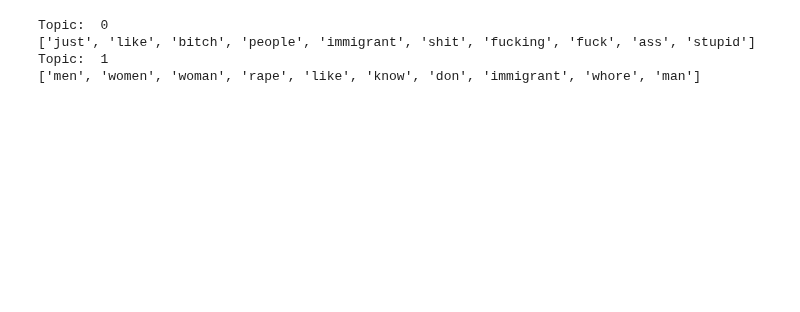
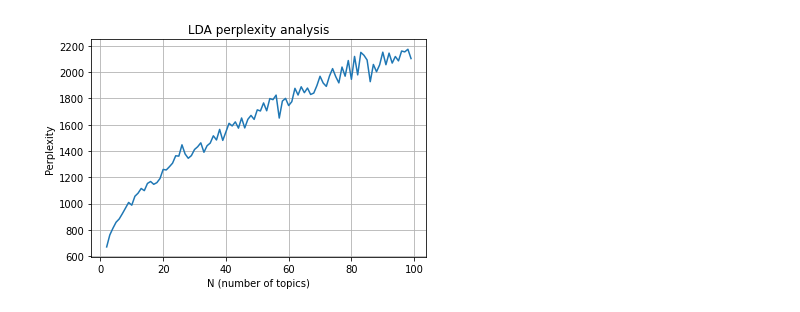
Before and after one commit to delftcrowd/smart_rejector_for_hate_speech, a Jupyter notebook: code/costs/clustering.ipynb, the cells around one changed output. Cells and saved outputs as stored; diff of their text form; code cells hidden in the pictures; blank space fills up the shorter version.

```diff
--- a/code/costs/clustering.ipynb
+++ b/code/costs/clustering.ipynb
@@ -74,10 +83,9 @@ Cluster 0: most representative sample indices: [429 974 868 746 146]
 # %%
 lda = LDA()
 X = lda.fit_tf(X=cleaned_data)
-X = lda.fit_lda(X=X, n_components=2)
-lda.print_top_terms()
+pred = lda.fit_lda(X=X, n_components=2)
+# Lower values are better
+# Perplexity indicates how well the probability model predicts the samples
+lda.plot_perplexity(max_n=100, X=X)
 # %% [output]
-Topic:  0
-['just', 'like', 'bitch', 'people', 'immigrant', 'shit', 'fucking', 'fuck', 'ass', 'stupid']
-Topic:  1
-['men', 'women', 'woman', 'rape', 'like', 'know', 'don', 'immigrant', 'whore', 'man']
+[figure, added]
```
Also changed, not shown: parts of 10 cells of this notebook, 3 other files.
